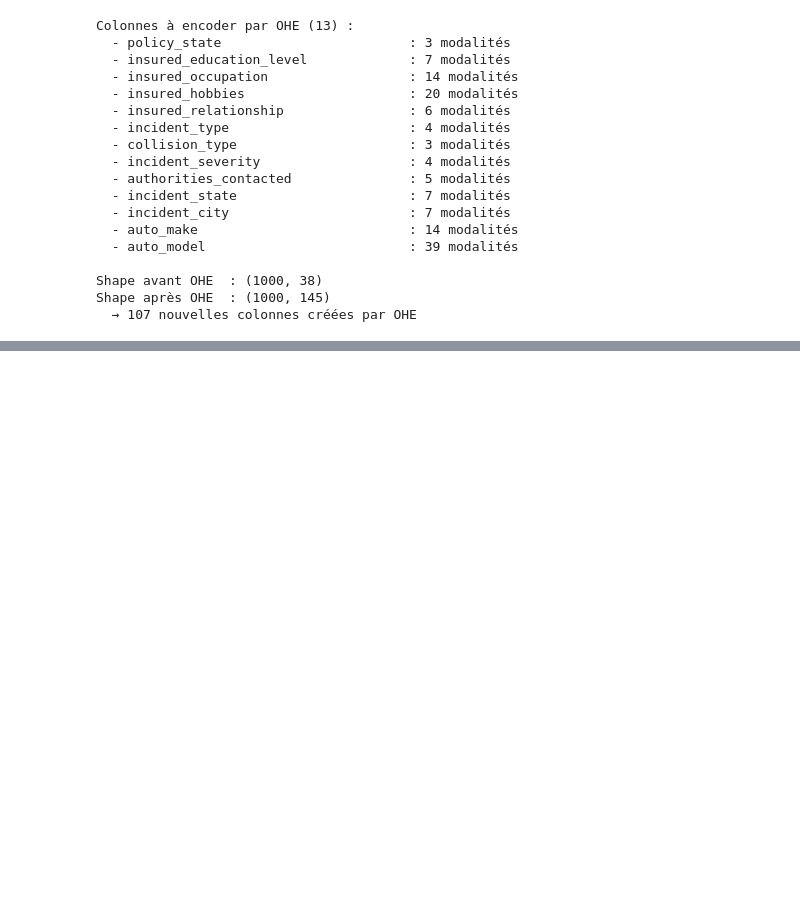
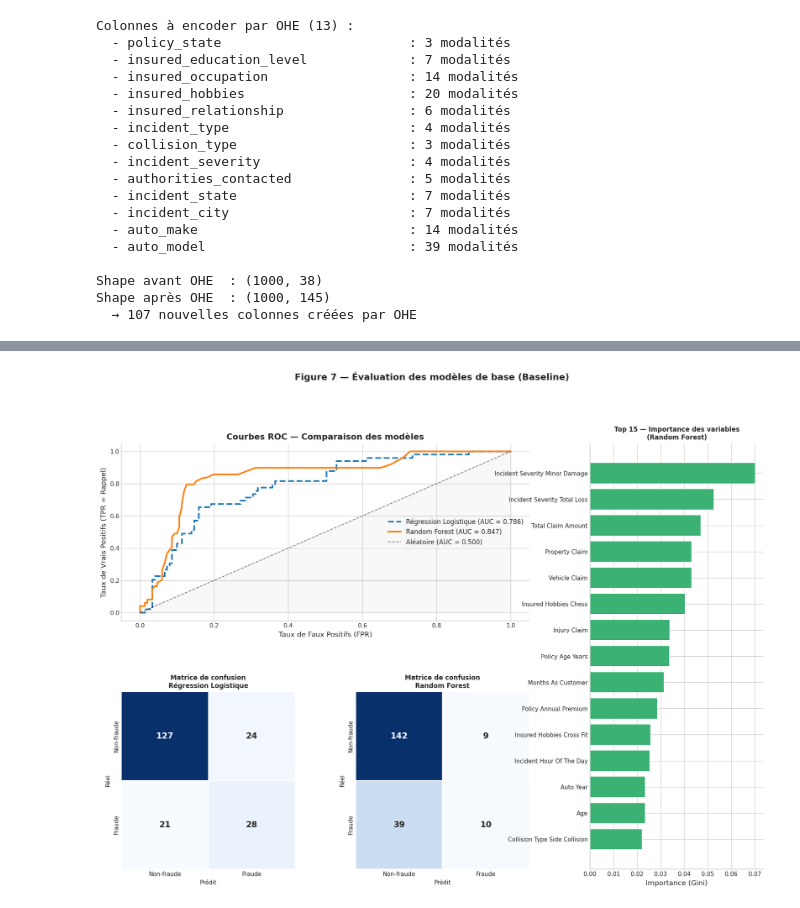
Before and after one commit to DataScientest-Studio/sep25cds_predisinistre, a Jupyter notebook: reports/Pre_Sinistre_Rendu1.ipynb, the cells around one changed output, grey strips where cells are left out. Drawn from its saved outputs; the diff is of its cells as text; code cells hidden in the pictures; blank space fills up the shorter version.

Commit message:
ajout du modèle de base (Baseline)

```diff
--- a/reports/Pre_Sinistre_Rendu1.ipynb
+++ b/reports/Pre_Sinistre_Rendu1.ipynb
@@ -1166,0 +1370,91 @@ df_clean.head()
+# %%
+# ─────────────────────────────────────────────────────────────────
+# FIGURE 7 — Résultats des modèles : ROC, matrices de confusion,
+#             importance des variables (Random Forest)
+# ─────────────────────────────────────────────────────────────────
+#
+# Ce graphique composite synthétise trois dimensions d'évaluation :
+#   1. Courbes ROC : comparaison de la capacité discriminante globale
+#   2. Matrices de confusion : analyse des types d'erreurs
+#      - Faux Négatifs (FN) : fraudes non détectées → coût élevé
+#      - Faux Positifs (FP) : légitimes bloqués → insatisfaction client
+#   3. Feature importances : variables les plus utilisées par Random Forest
+# ─────────────────────────────────────────────────────────────────
+
+fig = plt.figure(figsize=(18, 12))
+fig.suptitle('Figure 7 — Évaluation des modèles de base (Baseline)',
+             fontsize=14, fontweight='bold', y=1.01)
+gs  = GridSpec(2, 3, figure=fig, hspace=0.4, wspace=0.35)
+
+# ── 7a : Courbes ROC (en haut, occupe 2 colonnes) ───────────────
+ax_roc = fig.add_subplot(gs[0, :2])
+model_plot_config = [
+    ('Régression Logistique', results['Régression Logistique']['y_proba'], '--'),
+    ('Random Forest',         results['Random Forest']['y_proba'],         '-'),
+]
+for name, proba, ls in model_plot_config:
+    fpr, tpr, _ = roc_curve(y_test, proba)
+    auc         = roc_auc_score(y_test, proba)
+    ax_roc.plot(fpr, tpr, lw=2.5, ls=ls, label=f'{name} (AUC = {auc:.3f})')
+
+# Ligne diagonale = classifieur aléatoire (AUC = 0.5)
+ax_roc.plot([0, 1], [0, 1], 'k--', lw=1.2, alpha=0.5, label='Aléatoire (AUC = 0.500)')
+ax_roc.fill_between([0, 1], [0, 1], alpha=0.05, color='gray')
+ax_roc.set_xlabel('Taux de Faux Positifs (FPR)')
+ax_roc.set_ylabel('Taux de Vrais Positifs (TPR = Rappel)')
+ax_roc.set_title('Courbes ROC — Comparaison des modèles', fontweight='bold')
+ax_roc.legend(fontsize=10)
+ax_roc.spines[['top', 'right']].set_visible(False)
+
+# ── 7b & 7c : Matrices de confusion (en bas, 2 premières colonnes) ─
+for idx, (name, color) in enumerate([
+    ('Régression Logistique', '#2E86AB'),
+    ('Random Forest',         '#E84855')
+]):
+    ax_cm = fig.add_subplot(gs[1, idx])
+    cm    = confusion_matrix(y_test, results[name]['y_pred'])
+    sns.heatmap(
+        cm, annot=True, fmt='d', cmap='Blues', ax=ax_cm,
+        xticklabels=['Non-fraude', 'Fraude'],
+        yticklabels=['Non-fraude', 'Fraude'],
+        linewidths=1, linecolor='white', cbar=False,
+        annot_kws={'fontsize': 13, 'fontweight': 'bold'}
+    )
+    ax_cm.set_title(f'Matrice de confusion\n{name}', fontsize=10, fontweight='bold')
+    ax_cm.set_xlabel('Prédit', fontsize=9)
+    ax_cm.set_ylabel('Réel',   fontsize=9)
+
+# ── 7d : Feature Importances Random Forest (colonne droite) ─────
+ax_fi = fig.add_subplot(gs[:, 2])
+
+# Récupérer et trier les importances
+importances = pd.Series(rf.feature_importances_, index=X.columns)
+top15       = importances.sort_values(ascending=True).tail(15)
+
+# Nettoyage des noms de colonnes pour l'affichage
+clean_labels = [
+    l.replace('_', ' ')          # remplacer underscores
+     .replace('-', ' ')          # remplacer tirets
+     .title()                    # capitalisation
+     [:30]                       # tronquer si trop long
+    for l in top15.index
+]
+
+bars = ax_fi.barh(clean_labels, top15.values, color='#3BB273', edgecolor='white')
+ax_fi.set_title('Top 15 — Importance des variables\n(Random Forest)', fontsize=10, fontweight='bold')
+ax_fi.set_xlabel('Importance (Gini)')
+ax_fi.spines[['top', 'right']].set_visible(False)
+
+plt.savefig('fig7_model_results.png', dpi=150, bbox_inches='tight')
+plt.show()
+
+# ── Tableau récapitulatif des métriques ─────────────────────────
+print('─── Tableau comparatif des modèles ─────────────────────────')
+summary = pd.DataFrame({
+    'Modèle'  : list(results.keys()),
+    'ROC-AUC' : [res['auc'] for res in results.values()],
+    'F1-Fraude': [res['f1']  for res in results.values()],
+}).round(4)
+print(summary.to_string(index=False))
+# %% [output]
+[figure, added]
```
Also changed, not shown: parts of 8 cells of this notebook.
